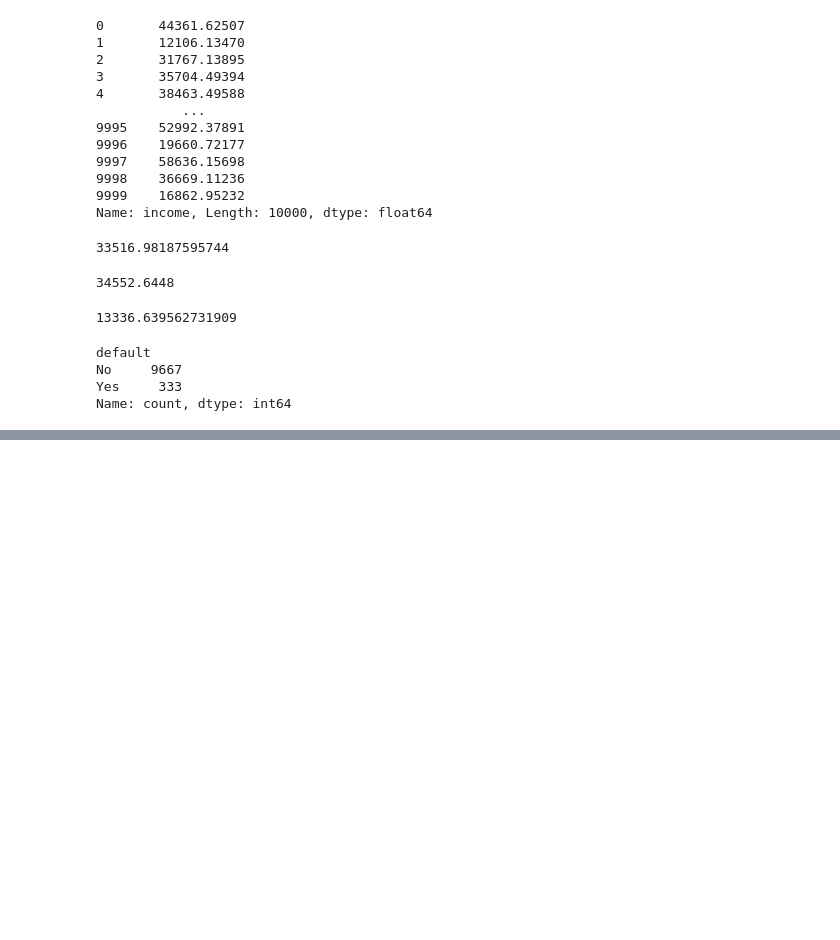
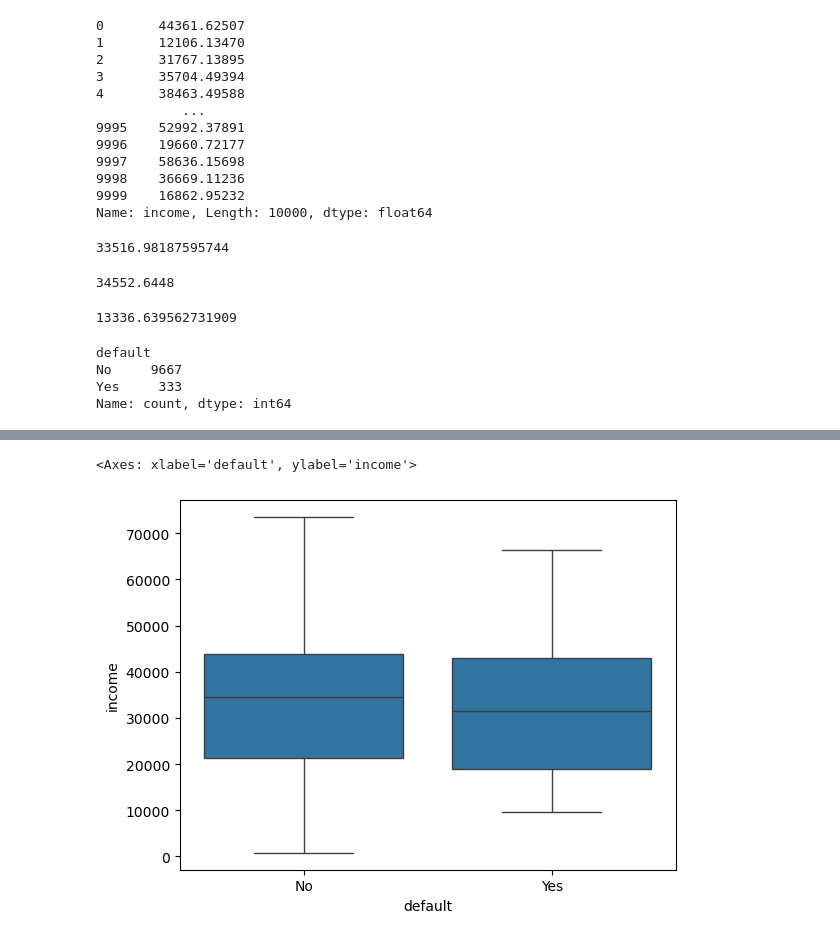
Before and after one commit to Lan1403/TECH3, a Jupyter notebook: PracticalSession/Session1.ipynb, the cells around one changed output, grey strips where cells are left out. Saved outputs shown, nothing was run; the diff lists cells and outputs as text; code cells hidden in the pictures; blank space fills up the shorter version.

```diff
--- a/PracticalSession/Session1.ipynb
+++ b/PracticalSession/Session1.ipynb
@@ -41,0 +113,5 @@ data['default'].value_counts()/len()
+# %%
+sns.boxplot(y='income', x = "default", data = df)
+# %% [output]
+<Axes: xlabel='default', ylabel='income'>
+[figure, added]
```
Also changed, not shown: parts of 24 cells of this notebook, 1 other file.
